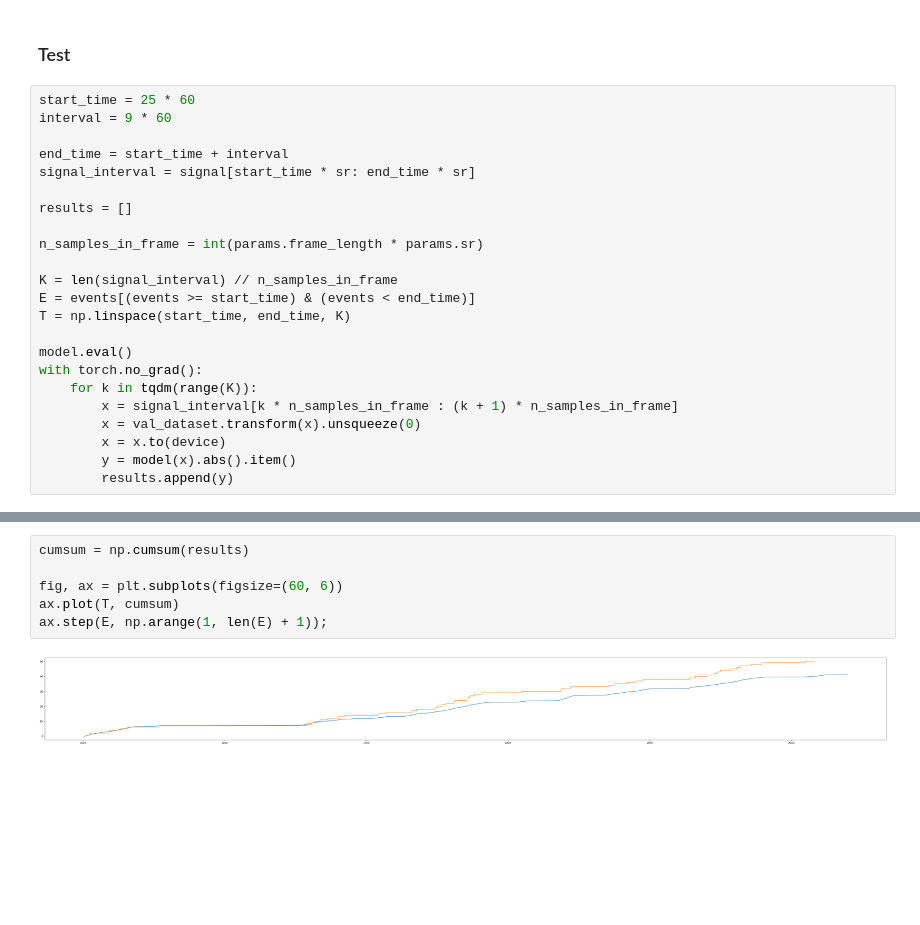
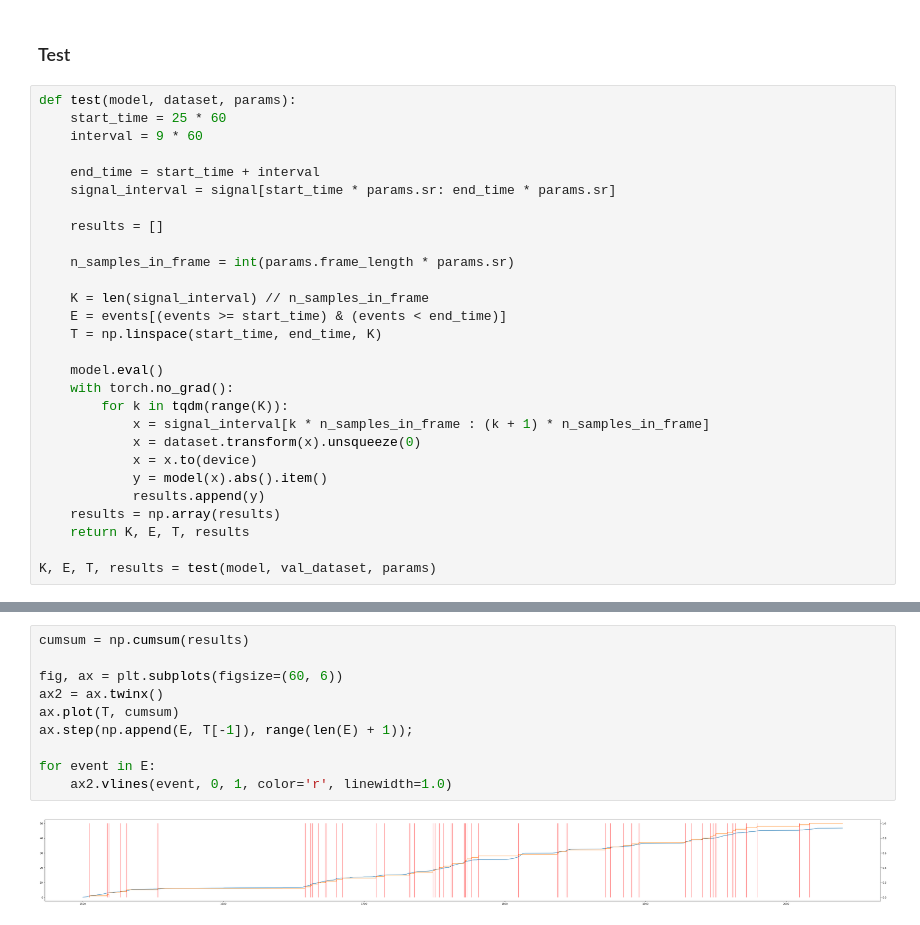
Before and after one commit to yermandy/vehicle-audio-nn, a Jupyter notebook: inference_regression.ipynb, the cells around one changed output, grey strips where cells are left out. Saved outputs shown, nothing was run; the diff lists cells and outputs as text; blank space fills up the shorter version.

```diff
--- a/inference_regression.ipynb
+++ b/inference_regression.ipynb
@@ -157,28 +139,33 @@ f'estimated: {val_loss:.4f}       wandb: {val_loss_best[str(uuid)]:.4f}'
 # %% [markdown]
 ### Test
 # %%
-start_time = 25 * 60
-interval = 9 * 60
+def test(model, dataset, params):
+    start_time = 25 * 60
+    interval = 9 * 60
 
-end_time = start_time + interval
-signal_interval = signal[start_time * sr: end_time * sr]
+    end_time = start_time + interval
+    signal_interval = signal[start_time * params.sr: end_time * params.sr]
 
-results = []
+    results = []
 
-n_samples_in_frame = int(params.frame_length * params.sr)
+    n_samples_in_frame = int(params.frame_length * params.sr)
 
-K = len(signal_interval) // n_samples_in_frame
-E = events[(events >= start_time) & (events < end_time)]
-T = np.linspace(start_time, end_time, K)
+    K = len(signal_interval) // n_samples_in_frame
+    E = events[(events >= start_time) & (events < end_time)]
+    T = np.linspace(start_time, end_time, K)
 
-model.eval()
-with torch.no_grad():
-    for k in tqdm(range(K)):
-        x = signal_interval[k * n_samples_in_frame : (k + 1) * n_samples_in_frame]
-        x = val_dataset.transform(x).unsqueeze(0)
-        x = x.to(device)
-        y = model(x).abs().item()
-        results.append(y)
+    model.eval()
+    with torch.no_grad():
+        for k in tqdm(range(K)):
+            x = signal_interval[k * n_samples_in_frame : (k + 1) * n_samples_in_frame]
+            x = dataset.transform(x).unsqueeze(0)
+            x = x.to(device)
+            y = model(x).abs().item()
+            results.append(y)
+    results = np.array(results)
+    return K, E, T, results
+
+K, E, T, results = test(model, val_dataset, params)
 # %%
 # results = np.convolve(results, np.ones(3), 'valid')
 
@@ -195,8 +182,12 @@ for event in E:
 # %%
 cumsum = np.cumsum(results)
 
 fig, ax = plt.subplots(figsize=(60, 6))
+ax2 = ax.twinx()
 ax.plot(T, cumsum)
-ax.step(E, np.arange(1, len(E) + 1));
+ax.step(np.append(E, T[-1]), range(len(E) + 1));
+
+for event in E:
+    ax2.vlines(event, 0, 1, color='r', linewidth=1.0)
 # %% [output]
-[figure, old version]
+[figure, new version]
```
Also changed, not shown: parts of 10 cells of this notebook.
